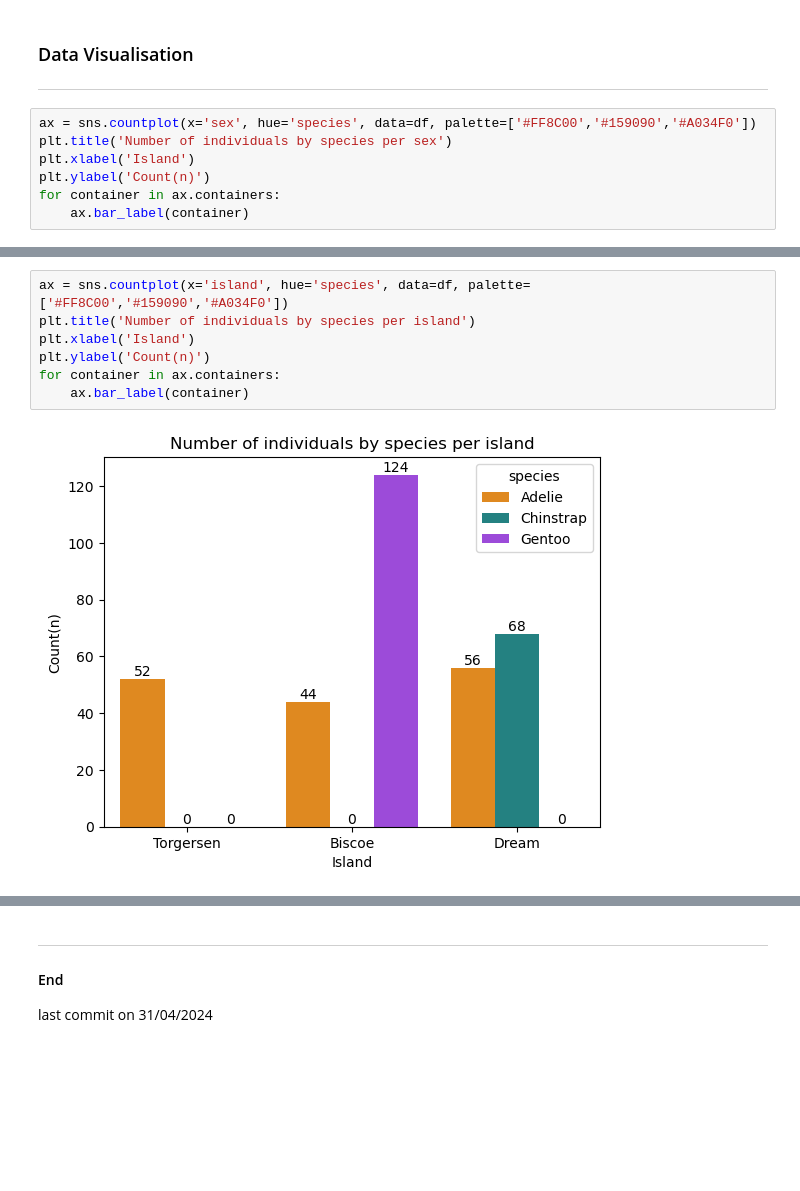
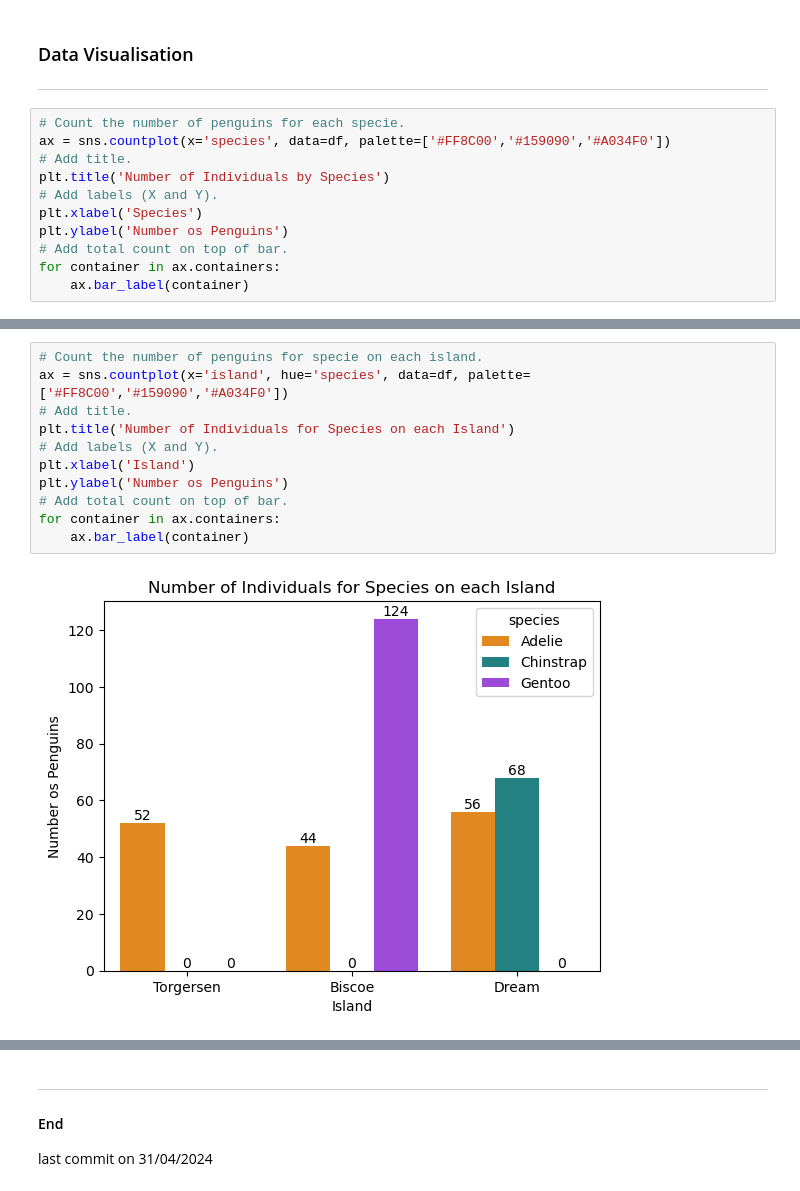
Before and after one commit to RodrigoDMU/MyWorkPDA-Project, a Jupyter notebook: penguins.ipynb, the cells around one changed output, grey strips where cells are left out. Saved outputs shown, nothing was run; the diff lists cells and outputs as text; blank space fills up the shorter version.

```diff
--- a/penguins.ipynb
+++ b/penguins.ipynb
@@ -206,10 +213,14 @@ df['flipper_length_mm'].corr(df['body_mass_g'])
 ### Data Visualisation
 ***
 # %%
-ax = sns.countplot(x='sex', hue='species', data=df, palette=['#FF8C00','#159090','#A034F0'])
-plt.title('Number of individuals by species per sex')
-plt.xlabel('Island')
-plt.ylabel('Count(n)')
+# Count the number of penguins for each specie.
+ax = sns.countplot(x='species', data=df, palette=['#FF8C00','#159090','#A034F0'])
+# Add title.
+plt.title('Number of Individuals by Species')
+# Add labels (X and Y).
+plt.xlabel('Species')
+plt.ylabel('Number os Penguins')
+# Add total count on top of bar.
 for container in ax.containers:
     ax.bar_label(container)
 # %% [output]
@@ -257,9 +228,13 @@ Text(0, 0.5, 'Body Mass')
 # %%
+# Count the number of penguins for specie on each island.
 ax = sns.countplot(x='island', hue='species', data=df, palette=['#FF8C00','#159090','#A034F0'])
-plt.title('Number of individuals by species per island')
+# Add title.
+plt.title('Number of Individuals for Species on each Island')
+# Add labels (X and Y).
 plt.xlabel('Island')
-plt.ylabel('Count(n)')
+plt.ylabel('Number os Penguins')
+# Add total count on top of bar.
 for container in ax.containers:
     ax.bar_label(container)
 # %% [output]
-[figure, old version]
+[figure, new version]
```
Also changed, not shown: parts of 20 cells of this notebook.
